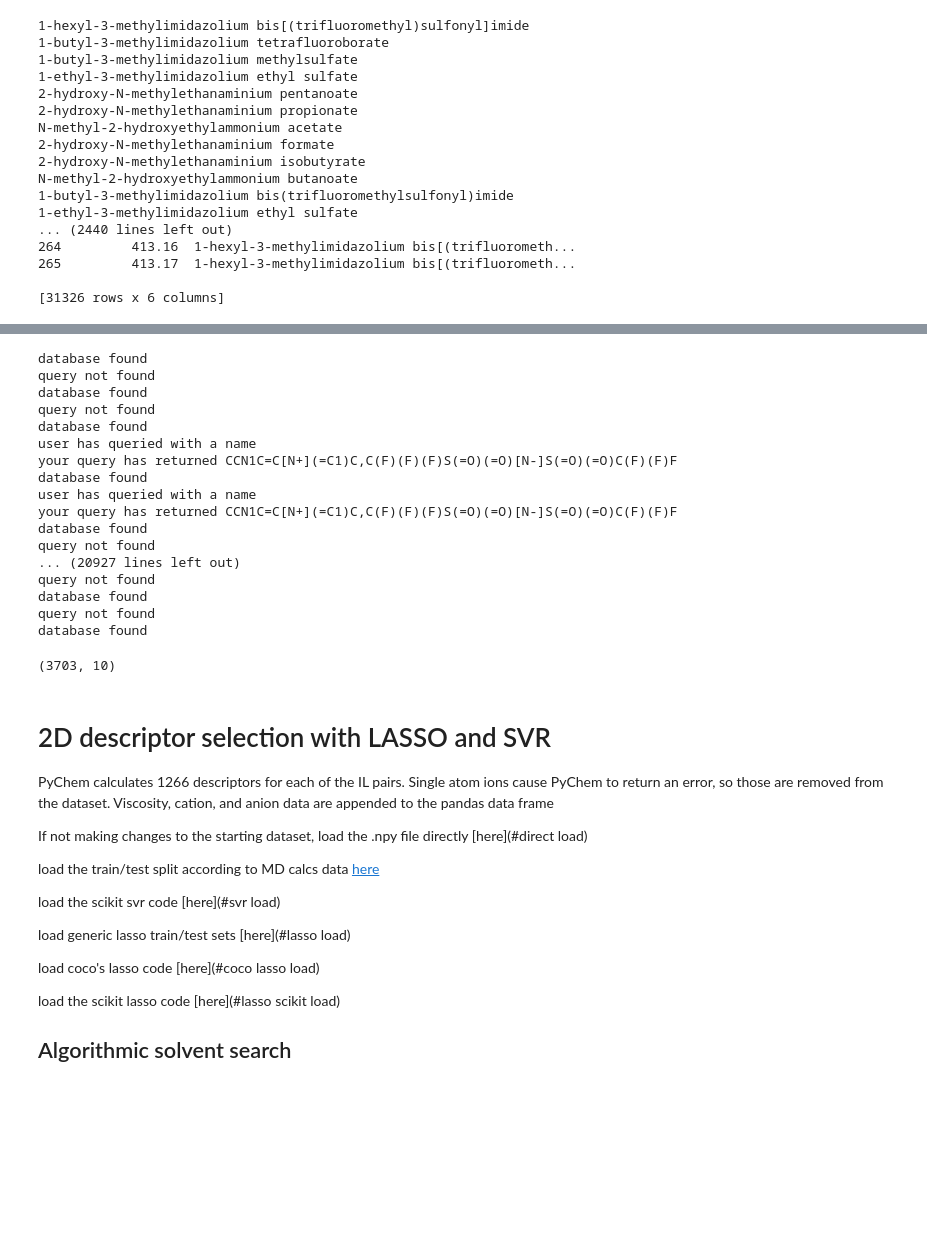
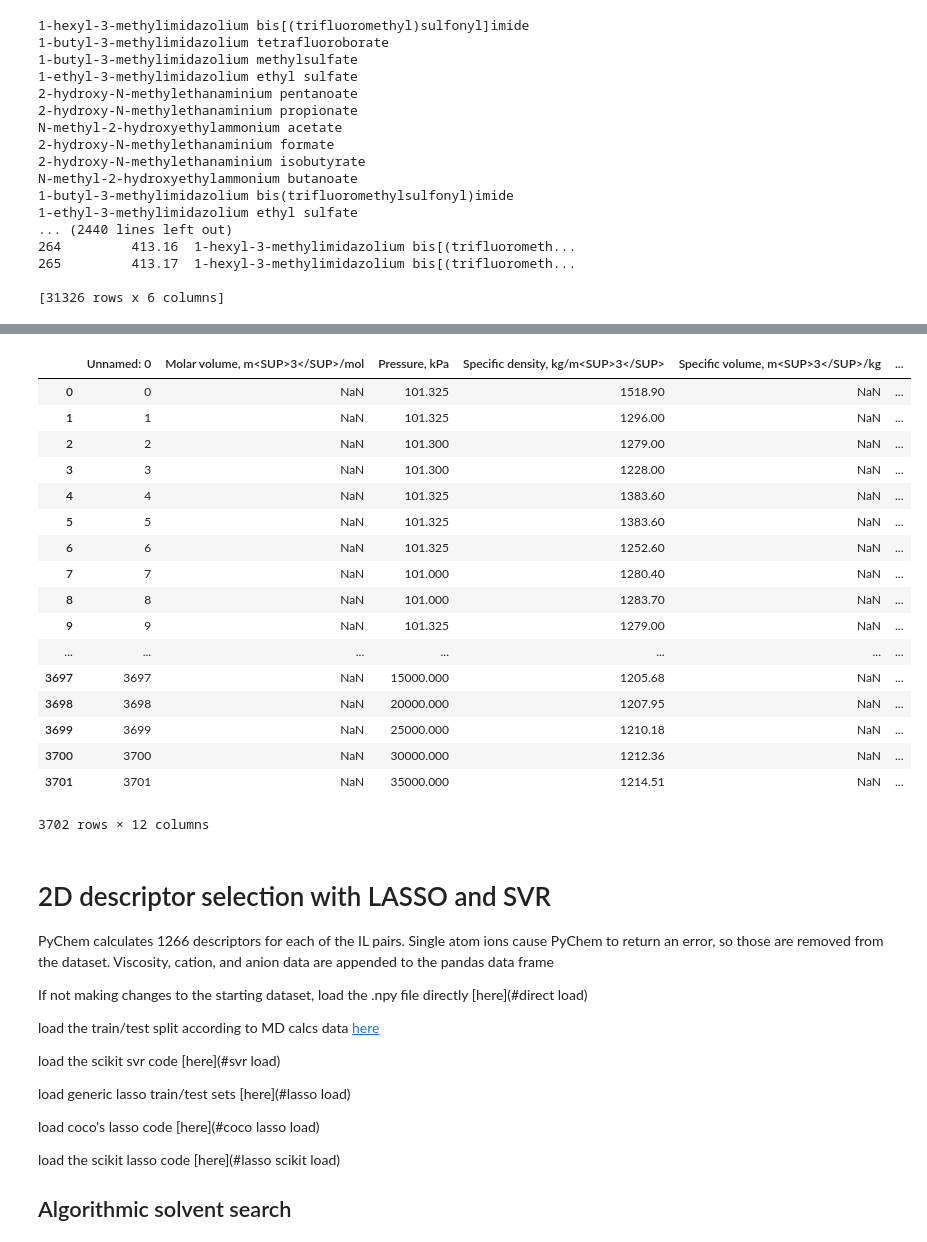
Before and after one commit to wesleybeckner/salty, a Jupyter notebook: scripts/descriptor_generating_wesley.ipynb, the cells around one changed output, grey strips where cells are left out. Saved outputs shown, nothing was run; the diff lists cells and outputs as text; code cells hidden in the pictures; blank space fills up the shorter version.

```diff
--- a/scripts/descriptor_generating_wesley.ipynb
+++ b/scripts/descriptor_generating_wesley.ipynb
@@ -113,41 +193,25 @@ pd.DataFrame.to_csv(outer_old, path_or_buf='../salty/data/density.csv')
 # %%
-salts=pd.read_csv('../salty/data/density.csv',delimiter=',')
-salts = salts.reset_index() #reset the index so our for loops work
-salts['salt_SMILES'] = np.nan
+salts=pd.read_csv('../salty/data/salts_with_smiles.csv',delimiter=',')
+salts
+# %% [output]
+|  | Unnamed: 0 | Molar volume, m<SUP>3</SUP>/mol | Pressure, kPa | Specific density, kg/m<SUP>3</SUP> | Specific volume, m<SUP>3</SUP>/kg | ... |
+| 0 | 0 | NaN | 101.325 | 1518.90 | NaN | ... |
+| 1 | 1 | NaN | 101.325 | 1296.00 | NaN | ... |
+| 2 | 2 | NaN | 101.300 | 1279.00 | NaN | ... |
+| 3 | 3 | NaN | 101.300 | 1228.00 | NaN | ... |
+| 4 | 4 | NaN | 101.325 | 1383.60 | NaN | ... |
+| 5 | 5 | NaN | 101.325 | 1383.60 | NaN | ... |
+| 6 | 6 | NaN | 101.325 | 1252.60 | NaN | ... |
+| 7 | 7 | NaN | 101.000 | 1280.40 | NaN | ... |
+| 8 | 8 | NaN | 101.000 | 1283.70 | NaN | ... |
+| 9 | 9 | NaN | 101.325 | 1279.00 | NaN | ... |
+| ... | ... | ... | ... | ... | ... | ... |
+| 3697 | 3697 | NaN | 15000.000 | 1205.68 | NaN | ... |
+| 3698 | 3698 | NaN | 20000.000 | 1207.95 | NaN | ... |
+| 3699 | 3699 | NaN | 25000.000 | 1210.18 | NaN | ... |
+| 3700 | 3700 | NaN | 30000.000 | 1212.36 | NaN | ... |
+| 3701 | 3701 | NaN | 35000.000 | 1214.51 | NaN | ... |
+3702 rows × 12 columns
-# %%
-###run salts through checkName
-for a, b in enumerate(salts['salt_name']):
-    try:
-        grabSMILES = salty.checkName(b)
-        salts['salt_SMILES'][a] = salty.checkName(b)
-    except: #note that single-atom ions return an error in pychem, if failed computations are indicated remove problem
-        pass #entries in the cell above
-# %% [output]
-database found
-query not found
-database found
-query not found
-database found
-user has queried with a name
-your query has returned CCN1C=C[N+](=C1)C,C(F)(F)(F)S(=O)(=O)[N-]S(=O)(=O)C(F)(F)F
-database found
-user has queried with a name
-your query has returned CCN1C=C[N+](=C1)C,C(F)(F)(F)S(=O)(=O)[N-]S(=O)(=O)C(F)(F)F
-database found
-query not found
-... (20927 lines left out)
-query not found
-database found
-query not found
-database found
-# %%
-salts=pd.read_csv('../salty/data/salts_with_smiles.csv',delimiter=',')
-salts = salts.loc[salts['salt_SMILES'] != "0"]
-salts = salts.loc[salts['salt_SMILES'] != "0."]
-
-salts.shape
-# %% [output]
-(3703, 10)
 # %% [markdown]
 <a id='top'></a>
 # 2D descriptor selection with LASSO and SVR
```
Also changed, not shown: parts of 7 cells of this notebook, 4 other files.
